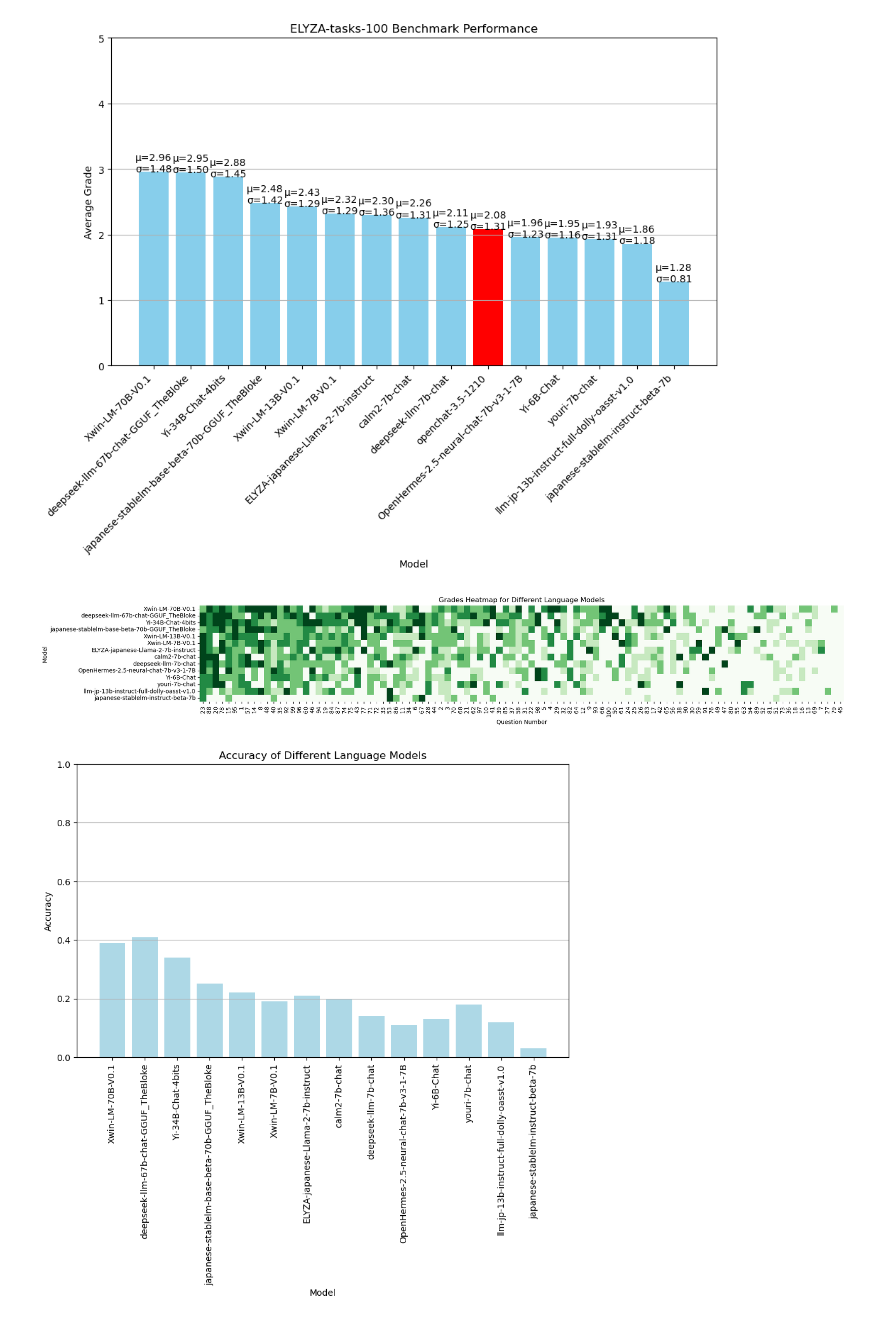
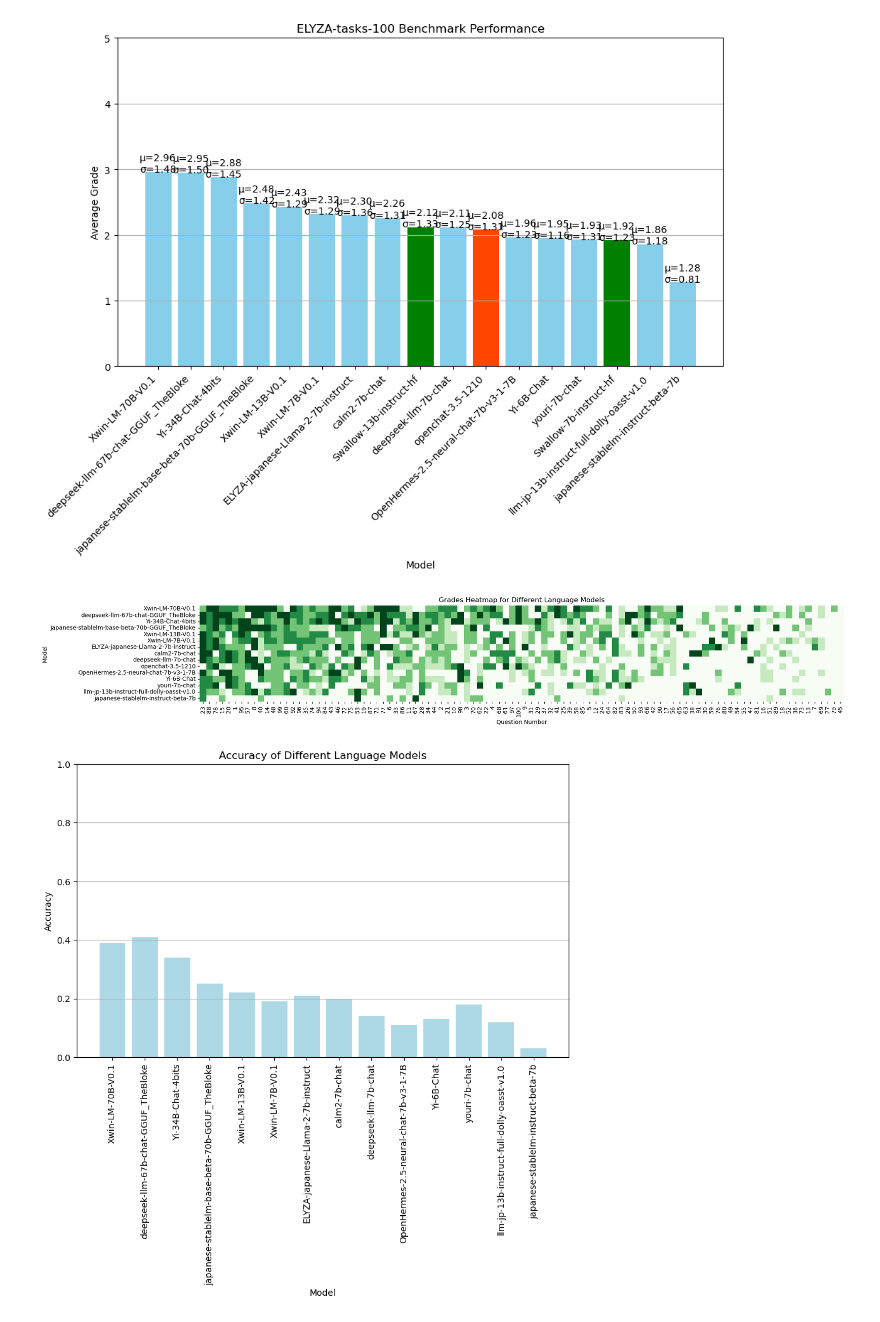
Before and after one commit to Northern-System-Service/gpt4-autoeval, a Jupyter notebook: comparison.ipynb, the cells around one changed output. Drawn from its saved outputs; the diff is of its cells as text; code cells hidden in the pictures.

Commit message:
eval: tokyotech-llm/Swallow-{7,13}b の評価結果を追加

```diff
--- a/comparison.ipynb
+++ b/comparison.ipynb
@@ -14,11 +14,13 @@ model_dirs = [
     base_path / "Xwin-LM" / "Xwin-LM-7B-V0.1",
     base_path / "elyza" / "ELYZA-japanese-Llama-2-7b-instruct",
     base_path / "cyberagent" / "calm2-7b-chat",
+    base_path / "tokyotech-llm" / "Swallow-13b-instruct-hf",
     base_path / "deepseek-ai" / "deepseek-llm-7b-chat",
     base_path / "openchat" / "openchat-3.5-1210",
     base_path / "Weyaxi" / "OpenHermes-2.5-neural-chat-7b-v3-1-7B",
     base_path / "01-ai" / "Yi-6B-Chat",
     base_path / "rinna" / "youri-7b-chat",
+    base_path / "tokyotech-llm" / "Swallow-7b-instruct-hf",
     base_path / "llm-jp" / "llm-jp-13b-instruct-full-dolly-oasst-v1.0",
     base_path / "stabilityai" / "japanese-stablelm-instruct-beta-7b",
 ]
@@ -37,37 +39,40 @@ for model_dir in model_dirs:
     # Calculate statistics
     mean_grade = df['grade'].mean()
     std_dev = df['grade'].std()
     median_grade = df['grade'].median()
     min_grade = df['grade'].min()
     max_grade = df['grade'].max()
     count = df['grade'].count()
 
     # Extract the model name and store the statistics
     model_name = model_dir.parts[-1]
     stats_data[model_name] = [mean_grade, std_dev, median_grade, min_grade, max_grade, count]
 
 # Creating a bar chart with additional statistical data
 plt.figure(figsize=(11, 6))
 
-target_index = 9  # Replace with the index of the bar you want to change
+indices_swallow = (8, 14)
+indices_openchat = (10,)
 for i, (model, stats) in enumerate(stats_data.items()):
-    if i == target_index:
-        bar_color = 'red'  # Change to your desired color
+    if i in indices_swallow:
+        bar_color = 'green'
+    elif i in indices_openchat:
+        bar_color = 'orangered'  # Change to your desired color
     else:
         bar_color = 'skyblue'
 
     plt.bar(model, stats[0], capsize=5, color=bar_color)    #plt.text(i, stats[0], f"μ={stats[0]:.2f}\nσ={stats[1]:.2f}\nMed={stats[2]:.2f}\nMin={stats[3]}\nMax={stats[4]}\nN={stats[5]}", ha='center')
     plt.text(i, stats[0], f"μ={stats[0]:.2f}\nσ={stats[1]:.2f}", ha='center')
 
 plt.xlabel('Model')
 plt.ylabel('Average Grade')
 plt.title('ELYZA-tasks-100 Benchmark Performance')
 plt.xticks(rotation=45, ha='right')
 plt.ylim(0, 5)
 plt.grid(axis="y")
 plt.show()
 # %% [output]
-[figure, old version]
+[figure, new version]
 # %%
 import seaborn as sns
 
@@ -120,7 +125,7 @@ plt.xlabel("Question Number")
 plt.ylabel("Model")
 plt.show()
 # %% [output]
-[figure, old version]
+[figure, new version]
 # %%
 import matplotlib.pyplot as plt
 
```
Also changed, not shown: 4 other files.
